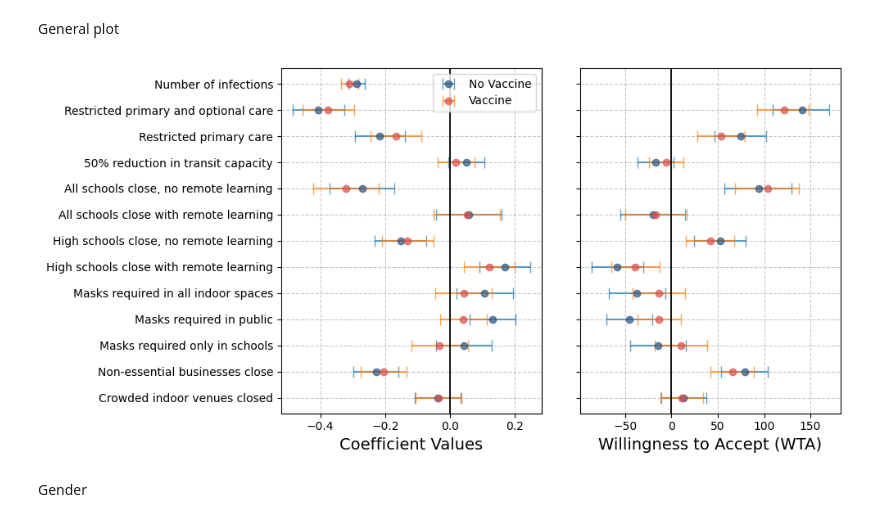
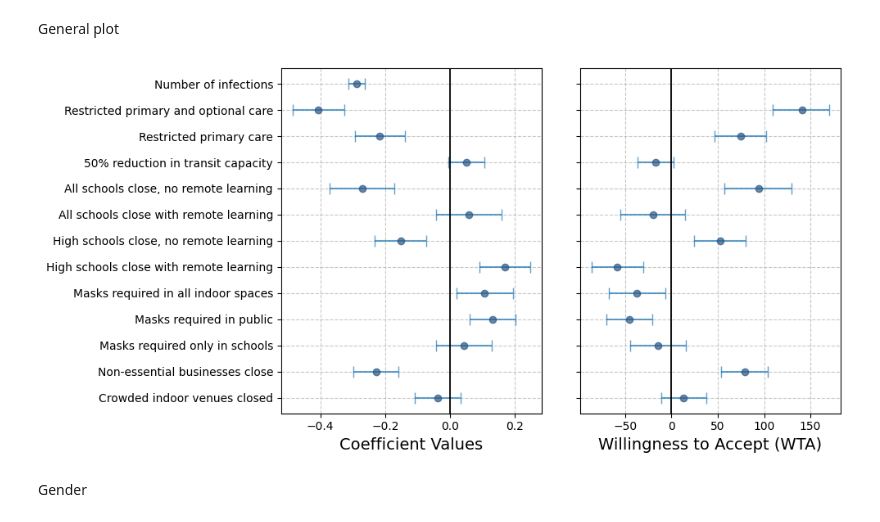
Before and after one commit to yaesoubilab/dces_for_npis, a Jupyter notebook: graphs_for_Reza.ipynb, the cells around one changed output. Cells and saved outputs as stored; diff of their text form; code cells hidden in the pictures.

Commit message:
remove vaccine scenarios

```diff
--- a/graphs_for_Reza.ipynb
+++ b/graphs_for_Reza.ipynb
@@ -1,15 +1,15 @@
 # %%
-from datetime import datetime
 
+
+import matplotlib.pyplot as plt
+import numpy as np
 import pandas as pd
-import matplotlib.pyplot as plt
 from matplotlib.lines import Line2D
-import numpy as np
-
 
 FIG_SIZE = (10, 5)
 WTP_X_RANGE = (-200, 200)
 MARKER_SIZE = 7
+INCLUDE_VACCINE = False
 # %% [markdown]
 Read in files
 # %%
@@ -306,39 +306,42 @@ ax1, ax2 = ax
 labels = ['A', 'B', 'C', 'D', 'E', 'F', 'G', 'H', 'I', 'J']
 
 # Plot Coefficients
 ax1.errorbar(coefficients_no_vaccine, np.arange(len(coefficients_no_vaccine)),
              xerr=ci_coefficients_no_vaccine, fmt='o', color='#2C5784', ecolor='#1f77b4', capsize=5, alpha=0.7, label='No Vaccine')
-ax1.errorbar(coefficients_vaccine, np.arange(len(coefficients_vaccine)),
-             xerr=ci_coefficients_vaccine, fmt='o', color='#D9534F', ecolor='#ff7f0e', capsize=5, alpha=0.7, label='Vaccine')
+if INCLUDE_VACCINE:
+    ax1.errorbar(coefficients_vaccine, np.arange(len(coefficients_vaccine)),
+                 xerr=ci_coefficients_vaccine, fmt='o', color='#D9534F', ecolor='#ff7f0e', capsize=5, alpha=0.7, label='Vaccine')
 ax1.set_xlabel('Coefficient Values', fontsize=14)
 ax1.set_yticks(np.arange(len(x_lab_coef)))
 ax1.set_yticklabels(x_lab_coef, fontsize=10)
 
 ax1.axvline(x=0, color='black', linestyle='-', linewidth=1.3)
 ax1.grid(True, linestyle='--', alpha=0.7)
-ax1.legend()
+if INCLUDE_VACCINE:
+    ax1.legend()
 
 # Plot WTP
 ax2.errorbar(filtered_wtp_no_vaccine, np.arange(len(filtered_wtp_no_vaccine)),
              xerr=ci_wtp_no_vaccine, fmt='o', color='#2C5784', ecolor='#1f77b4', capsize=5, alpha=0.7, label='No Vaccine')
-ax2.errorbar(filtered_wtp_vaccine, np.arange(len(filtered_wtp_vaccine)),
-             xerr=ci_wtp_vaccine, fmt='o', color='#D9534F', ecolor='#ff7f0e', capsize=5, alpha=0.7, label='Vaccine')
+if INCLUDE_VACCINE:
+    ax2.errorbar(filtered_wtp_vaccine, np.arange(len(filtered_wtp_vaccine)),
+                 xerr=ci_wtp_vaccine, fmt='o', color='#D9534F', ecolor='#ff7f0e', capsize=5, alpha=0.7, label='Vaccine')
 ax2.set_xlabel('Willingness to Accept (WTA)', fontsize=14)
 ax2.set_yticks(np.arange(len(x_lab_wtp)))
 ax2.set_yticklabels(x_lab_wtp, fontsize=10)
 ax2.set_yticklabels('', fontsize=10)
 ax2.set_ylim(ax1.get_ylim())
 
 ax2.axvline(x=0, color='black', linestyle='-', linewidth=1.3)
 ax2.grid(True, linestyle='--', alpha=0.7)
 # ax2.legend()
 
 plt.tight_layout(w_pad=3)
 
 plt.savefig('coefficients_WTP_all_both_no_and_with_vaccine_flipped_Reza_presentation.png')
 plt.show()
 # %% [output]
-[figure, old version]
+[figure, new version]
 # %% [markdown]
 Gender
 # %% [markdown]
```
Also changed, not shown: 1 other file.
